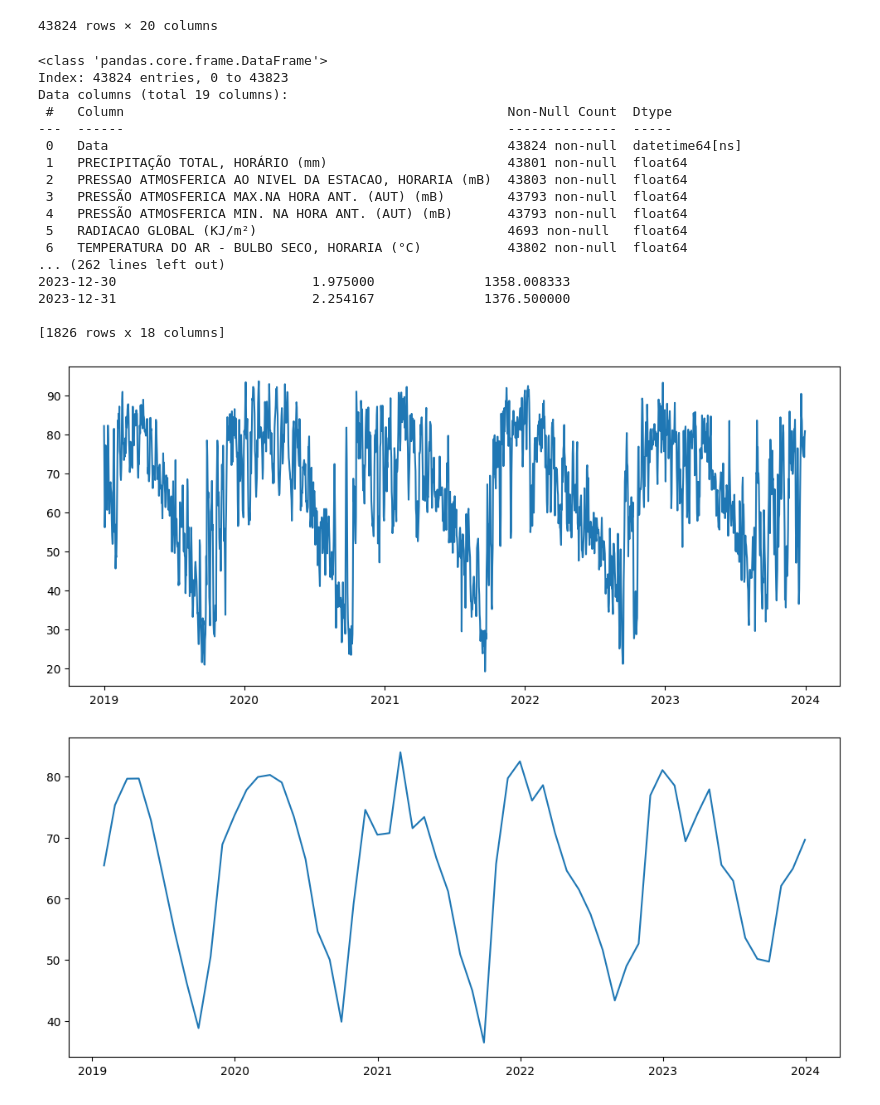
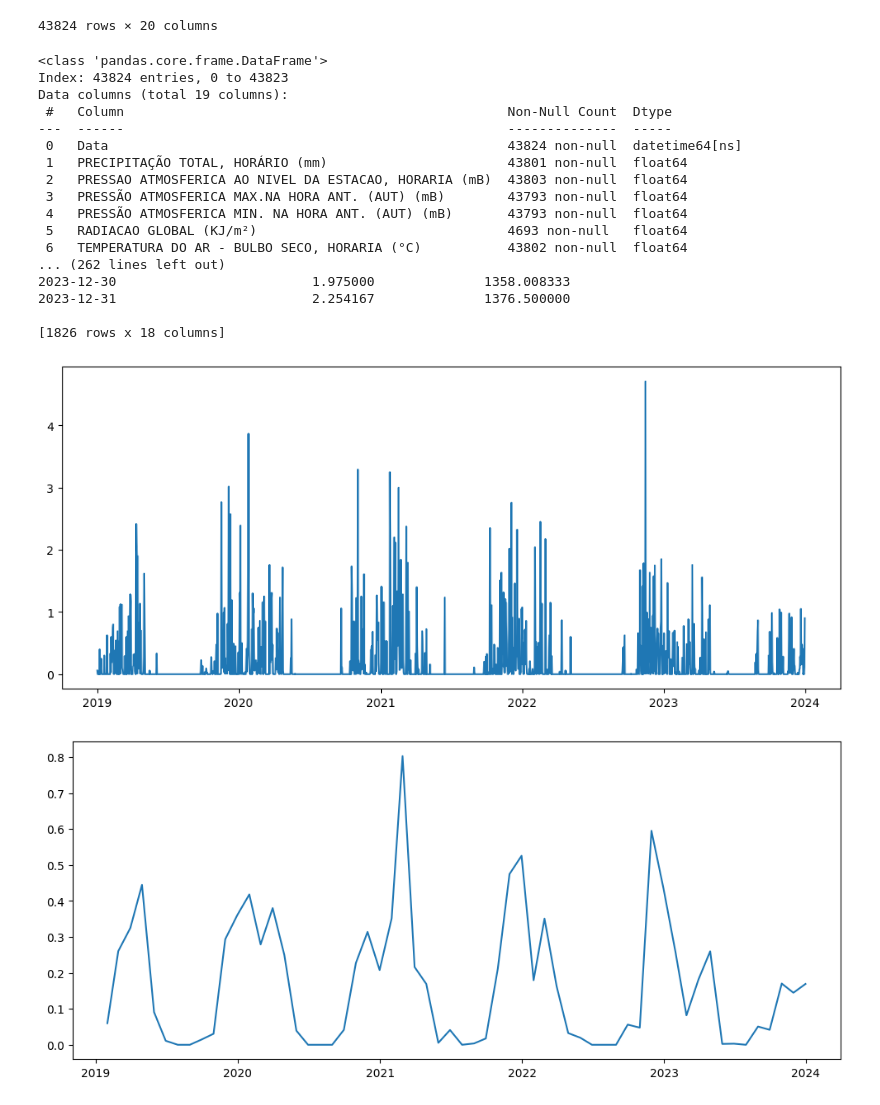
Before and after one commit to juliababa/TCC, a Jupyter notebook: src/main.ipynb, the cells around one changed output. Saved outputs shown, nothing was run; the diff lists cells and outputs as text; code cells hidden in the pictures.

```diff
--- a/src/main.ipynb
+++ b/src/main.ipynb
@@ -86,7 +86,7 @@ df_sorted = df_cleaned.sort_values(by='Data', ascending=True)
 
 df_sorted.info()
 
-forecast_parameter = 'TEMPERATURA DO AR - BULBO SECO, HORARIA (°C)'
+forecast_parameter = 'PRECIPITAÇÃO TOTAL, HORÁRIO (mm)'
 
 # print(df_notimecollumn.info())
 # print(df_notimecollumn.info())
@@ -115,35 +115,35 @@ print(df_avarage_temperature_by_day.isnull().sum())
 
 # Tratar valores nulos
 df_not_null_values_day = df_avarage_temperature_by_day.ffill()
 df_not_null_values_month = df_avarage_temperature_by_month.ffill()
 
 # Divisão dos dados em treinamento (80%) e teste (20%)- DAILY
 df_splited_data = int(len(df_not_null_values_day) * 0.8)
 df_training, df_test = df_not_null_values_day[:df_splited_data], df_not_null_values_day[df_splited_data:]
 
 # Divisão dos dados em treinamento (80%) e teste (20%)- MONTHLY
 df_splited_data_month = int(len(df_not_null_values_month) * 0.8)
 df_training_month, df_test_month = df_not_null_values_month[:df_splited_data_month], df_not_null_values_month[df_splited_data_month:]
 # %% [output]
 <class 'pandas.core.frame.DataFrame'>
 Index: 43824 entries, 0 to 43823
 Data columns (total 19 columns):
  #   Column                                                 Non-Null Count  Dtype
 ---  ------                                                 --------------  -----
  0   Data                                                   43824 non-null  datetime64[ns]
  1   PRECIPITAÇÃO TOTAL, HORÁRIO (mm)                       43801 non-null  float64
  2   PRESSAO ATMOSFERICA AO NIVEL DA ESTACAO, HORARIA (mB)  43803 non-null  float64
  3   PRESSÃO ATMOSFERICA MAX.NA HORA ANT. (AUT) (mB)        43793 non-null  float64
  4   PRESSÃO ATMOSFERICA MIN. NA HORA ANT. (AUT) (mB)       43793 non-null  float64
  5   RADIACAO GLOBAL (KJ/m²)                                4693 non-null   float64
  6   TEMPERATURA DO AR - BULBO SECO, HORARIA (°C)           43802 non-null  float64
 ... (262 lines left out)
 2023-12-30                         1.975000              1358.008333
 2023-12-31                         2.254167              1376.500000
 
 [1826 rows x 18 columns]
-[figure, old version]
+[figure, new version]
-[figure, old version]
+[figure, new version]
 PRECIPITAÇÃO TOTAL, HORÁRIO (mm)                            0
 PRESSAO ATMOSFERICA AO NIVEL DA ESTACAO, HORARIA (mB)       0
 PRESSÃO ATMOSFERICA MAX.NA HORA ANT. (AUT) (mB)             0
```
Also changed, not shown: parts of 4 cells of this notebook, 3 other files.
